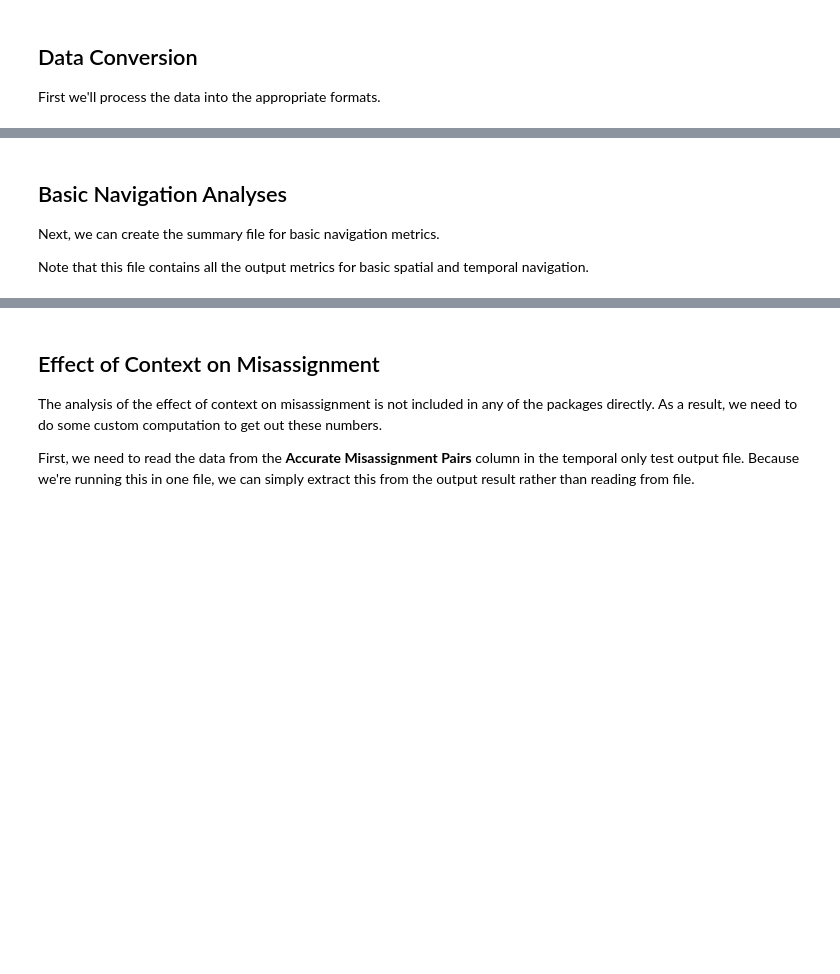
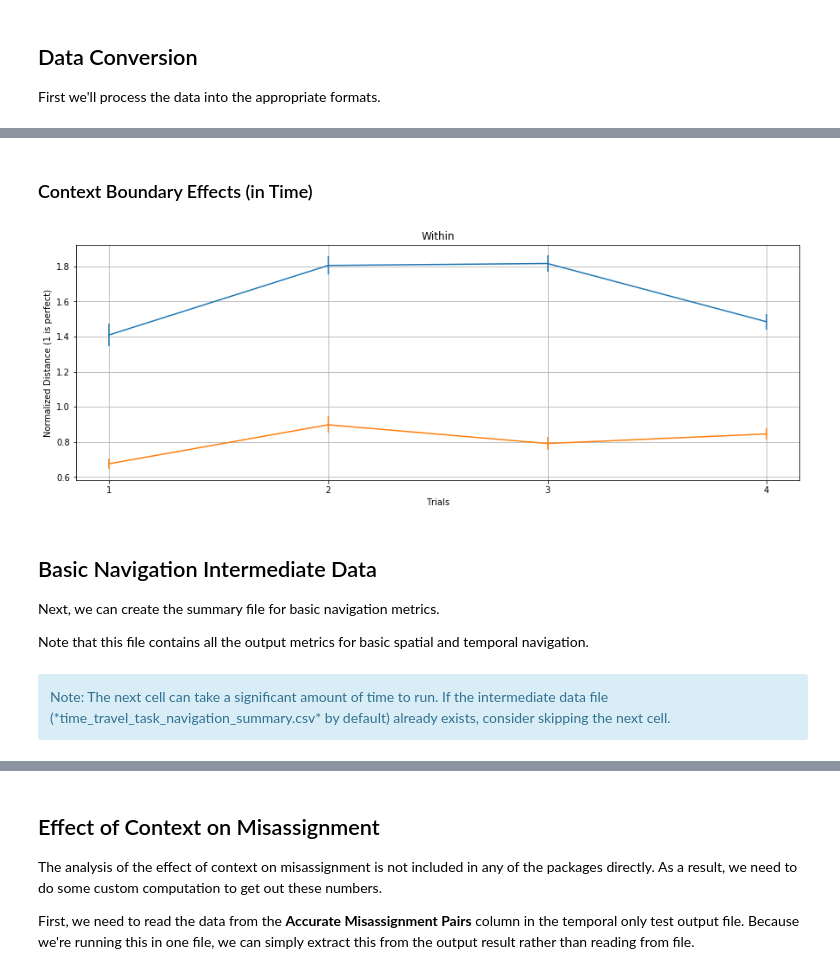
Before and after one commit to rokmetro/msl-iposition-pipeline-fork, a Jupyter notebook: examples/Time_Travel_Task_Analyses.ipynb, the cells around one changed output, grey strips where cells are left out. Cells and saved outputs as stored; diff of their text form; code cells hidden in the pictures; blank space fills up the shorter version.

```diff
--- a/examples/Time_Travel_Task_Analyses.ipynb
+++ b/examples/Time_Travel_Task_Analyses.ipynb
@@ -52,10 +136,25 @@ ValueError: Failed to get data coordinate of expected shape.
+# %% [markdown]
+### Context Boundary Effects (in Time)
+# %%
+# Load the data
+data_time = pandas.read_csv(test_summary_filename)
+
+columns = ['context_crossing_dist_exclude_wrong_color_pairs', 'context_noncrossing_dist_exclude_wrong_color_pairs']
+titles = ['Across', 'Within']
+ylabels = ['Normalized Distance (1 is perfect)', 'Normalized Distance (1 is perfect)']
+
+visualize_columns(data_time, columns, titles, ylabels, separate_plots=False)
+# %% [output]
+[figure, added]
 # %% [markdown]
-## Basic Navigation Analyses
+## Basic Navigation Intermediate Data
 
 Next, we can create the summary file for basic navigation metrics.
 
 Note that this file contains all the output metrics for basic spatial and temporal navigation.
 # %%
 from cogrecon.core.data_flexing.time_travel_task.time_travel_task_analytics import summarize_navigation_data
+# %% [markdown]
+<div class="alert alert-block alert-info">Note: The next cell can take a significant amount of time to run. If the intermediate data file (*time_travel_task_navigation_summary.csv* by default) already exists, consider skipping the next cell.</div>
 # %%
 summarize_navigation_data(search_directory=data_directory)  # For Time Travel Task specific analyses
```
Also changed, not shown: parts of 28 cells of this notebook, 12 other files.
